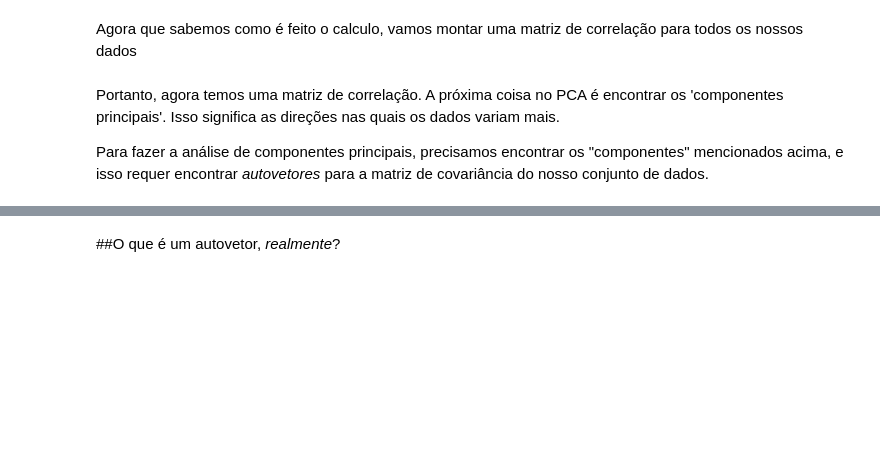
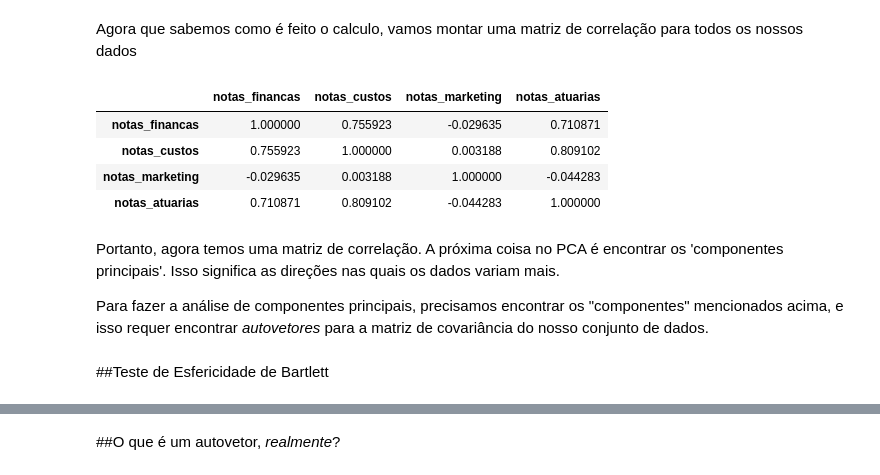
Before and after one commit to Marcus-V-Freitas/Analise_Componentes_Principais, a Jupyter notebook: Analise_de_Componentes_Principais.ipynb, the cells around one changed output, grey strips where cells are left out. Saved outputs shown, nothing was run; the diff lists cells and outputs as text; code cells hidden in the pictures; blank space fills up the shorter version.

```diff
--- a/Analise_de_Componentes_Principais.ipynb
+++ b/Analise_de_Componentes_Principais.ipynb
@@ -197,7 +213,16 @@ Correlação de y & z = 0.0032202938593878807
 Agora que sabemos como é feito o calculo, vamos montar uma matriz de correlação para todos os nossos dados
 # %%
 cov=data.iloc[:,0:4].corr()
+cov
+# %% [output]
+|  | notas_financas | notas_custos | notas_marketing | notas_atuarias |
+| notas_financas | 1.000000 | 0.755923 | -0.029635 | 0.710871 |
+| notas_custos | 0.755923 | 1.000000 | 0.003188 | 0.809102 |
+| notas_marketing | -0.029635 | 0.003188 | 1.000000 | -0.044283 |
+| notas_atuarias | 0.710871 | 0.809102 | -0.044283 | 1.000000 |
 # %% [markdown]
 Portanto, agora temos uma matriz de correlação. A próxima coisa no PCA é encontrar os 'componentes principais'. Isso significa as direções nas quais os dados variam mais.
 
 Para fazer a análise de componentes principais, precisamos encontrar os "componentes" mencionados acima, e isso requer encontrar *autovetores* para a matriz de covariância do nosso conjunto de dados.
+# %% [markdown]
+##Teste de Esfericidade de Bartlett
```
Also changed, not shown: parts of 6 cells of this notebook.
